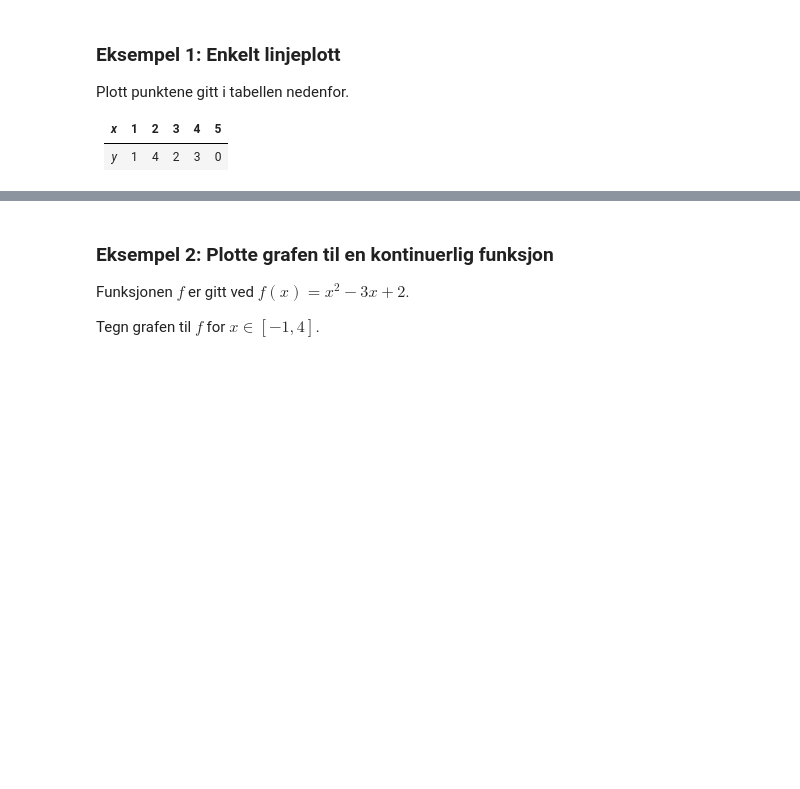
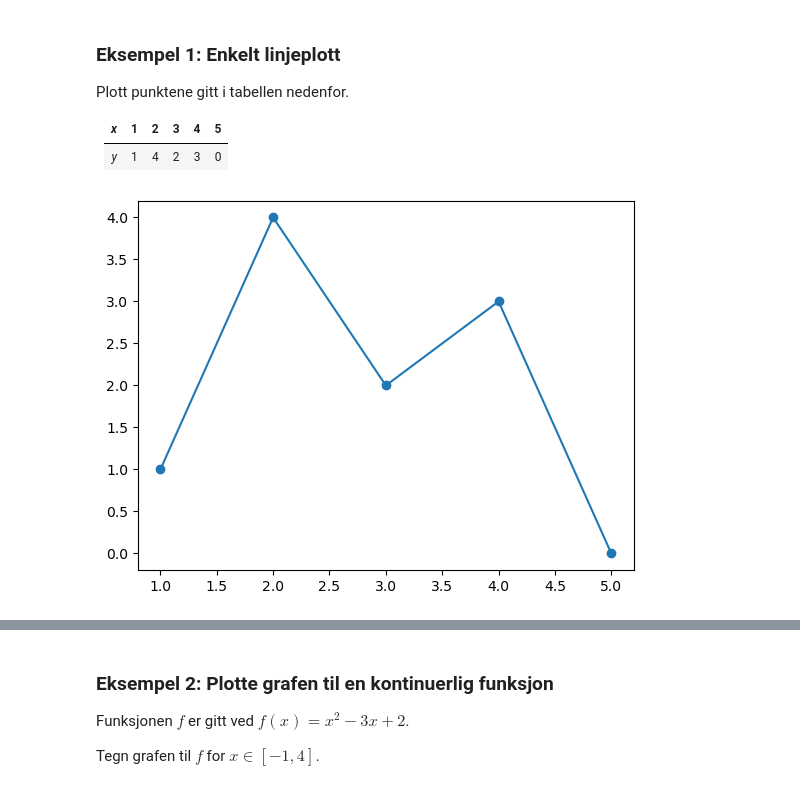
Before and after one commit to tork73/progkurs, a Jupyter notebook: _sources/programmer/webinar2/webinar2-bilder.ipynb, the cells around one changed output, grey strips where cells are left out. Saved outputs shown, nothing was run; the diff lists cells and outputs as text; code cells hidden in the pictures; blank space fills up the shorter version.

```diff
--- a/_sources/programmer/webinar2/webinar2-bilder.ipynb
+++ b/_sources/programmer/webinar2/webinar2-bilder.ipynb
@@ -24,7 +24,12 @@ Plott punktene gitt i tabellen nedenfor.
 |-----|---|---|---|---|---|
 | *y* | 1 | 4 | 2 | 3 | 0 |
 # %%
-
+import matplotlib.pyplot as plt
 
 X = [1, 2, 3, 4, 5]
 Y = [1, 4, 2, 3, 0]
+
+plt.plot(X, Y, "o-")
+plt.show()
+# %% [output]
+[figure, added]
```
Also changed, not shown: parts of 34 cells of this notebook, 36 other files.
